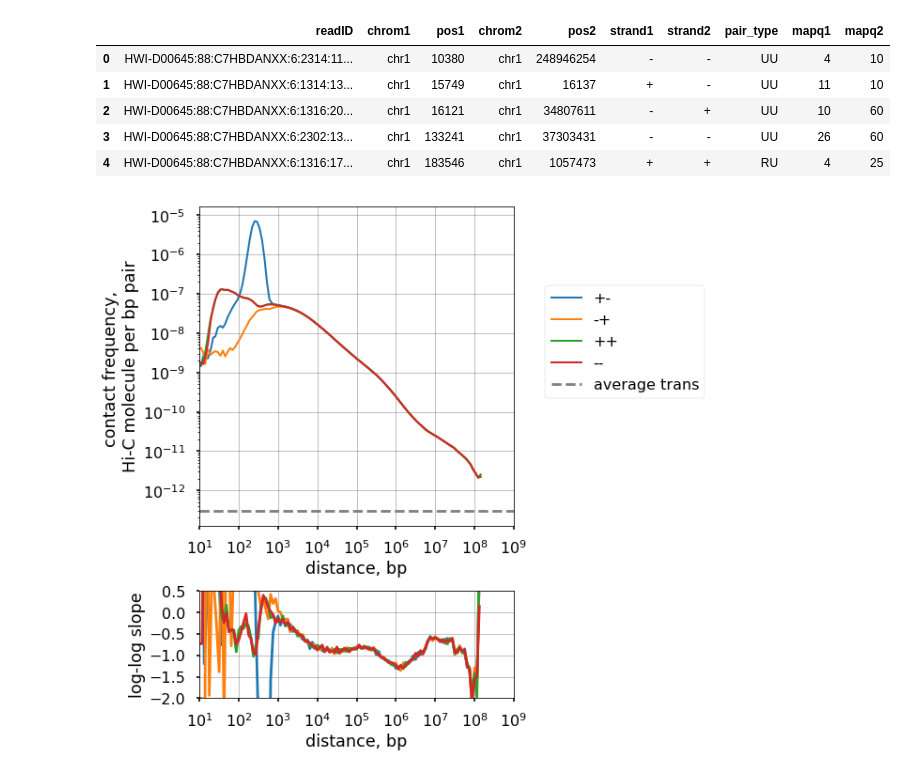
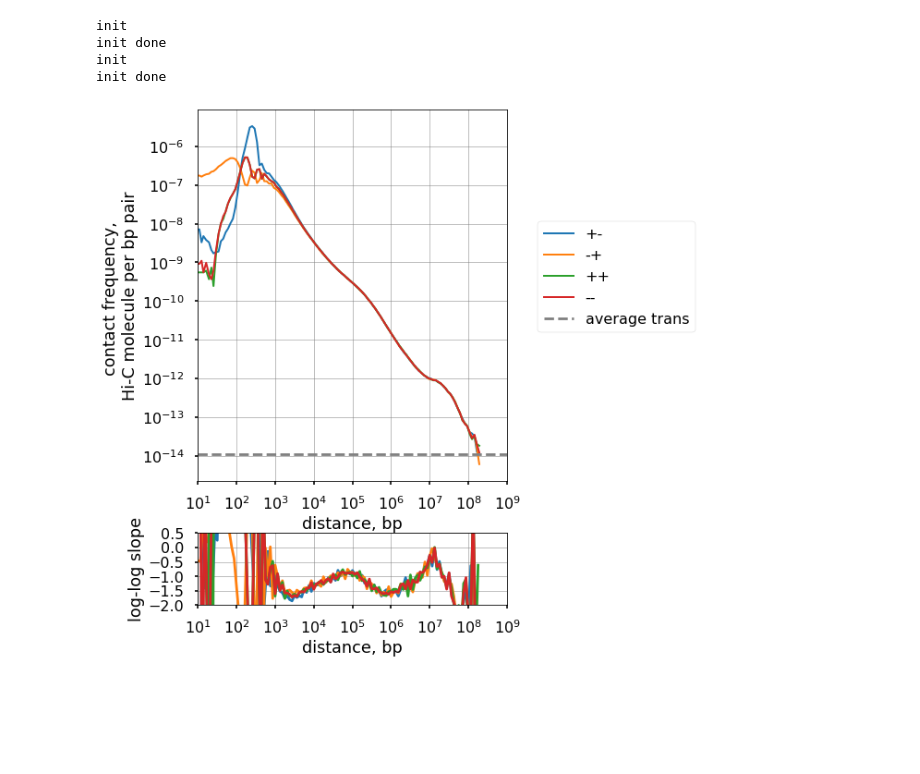
Before and after one commit to open2c/pairlib, a Jupyter notebook: examples/pairlib_scalings_example.ipynb, the cells around one changed output. Saved outputs shown, nothing was run; the diff lists cells and outputs as text; code cells hidden in the pictures; blank space fills up the shorter version.

```diff
--- a/examples/pairlib_scalings_example.ipynb
+++ b/examples/pairlib_scalings_example.ipynb
@@ -49,9 +36,0 @@ pairs_df = pd.read_csv(
-# %%
-pairs_df.head()
-# %% [output]
-|  | readID | chrom1 | pos1 | chrom2 | pos2 | strand1 | strand2 | pair_type | mapq1 | mapq2 |
-| 0 | HWI-D00645:88:C7HBDANXX:6:2314:11... | chr1 | 10380 | chr1 | 248946254 | - | - | UU | 4 | 10 |
-| 1 | HWI-D00645:88:C7HBDANXX:6:1314:13... | chr1 | 15749 | chr1 | 16137 | + | - | UU | 11 | 10 |
-| 2 | HWI-D00645:88:C7HBDANXX:6:1316:20... | chr1 | 16121 | chr1 | 34807611 | - | + | UU | 10 | 60 |
-| 3 | HWI-D00645:88:C7HBDANXX:6:2302:13... | chr1 | 133241 | chr1 | 37303431 | - | - | UU | 26 | 60 |
-| 4 | HWI-D00645:88:C7HBDANXX:6:1316:17... | chr1 | 183546 | chr1 | 1057473 | + | + | RU | 4 | 25 |
@@ -73,10 +37,20 @@ hg38_arms = pd.DataFrame(hg38_arms, columns=['chrom','start', 'end'])
+# %%
+pairs_path = '/tmp/MicroC.pairs.gz'
+# %%
+mm10_chromsizes = bioframe.fetch_chromsizes('mm10', as_bed=True)
+mm10_arms = mm10_chromsizes
+
+# hg38_chromsizes = bioframe.fetch_chromsizes('hg38', as_bed=True)
+# hg38_cens = bioframe.fetch_centromeres('hg38')
+# hg38_arms = bioframe.split(hg38_chromsizes, hg38_cens, cols_points=['chrom', 'mid'])
 # %%
 cis_scalings, trans_levels = pairlib.scalings.compute_scaling(
-                pairs_df,
-                hg38_arms,
-                hg38_chromsizes,
+                pairs_path,
+                regions=mm10_arms,
+                chromsizes=mm10_chromsizes,
                 dist_range=(10, 1000000000),
-                n_dist_bins=128
+                n_dist_bins=128,
+                chunksize=int(1e7)
             )
 
 # calculate average trans contact frequency _per directionality pair_
@@ -85,9 +59,14 @@ avg_trans = (
     trans_levels.n_pairs.astype('float64').sum()
     / trans_levels.np_bp2.astype('float64').sum()
 )
+# %% [output]
+init
+init done
+init
+init done
 # %%
 fig = plt.figure(figsize=(6,10))
-gs = matplotlib.gridspec.GridSpec(2,1, height_ratios=[5,1.5])
+gs = matplotlib.gridspec.GridSpec(2,1, height_ratios=[8, 1.5])
 ax1 = fig.add_subplot(gs[0,0])
 ax2 = fig.add_subplot(gs[1,0])
 
@@ -115,31 +94,33 @@ for strands in ['+-', '-+', '++', '--']:
         np.sqrt(dist_bin_mids.values[1:]*dist_bin_mids.values[:-1]),
         np.diff(np.log10(pair_frequencies.values)) / np.diff(np.log10(dist_bin_mids.values)),
         label=label
     )
 
 ax1.axhline(avg_trans, ls='--', c='gray', label='average trans')
 
 plt.sca(ax1)
 plt.gca().set_aspect(1.0)
 plt.gca().xaxis.set_major_locator(matplotlib.ticker.LogLocator(base=10.0,numticks=20))
 plt.gca().yaxis.set_major_locator(matplotlib.ticker.LogLocator(base=10.0,numticks=20))
 plt.xlim(1e1,1e9)
 # plt.ylim(avg_trans / 3, plt.ylim()[1])
 
 plt.grid(lw=0.5,color='gray')
 plt.legend(loc=(1.1,0.4))
 plt.ylabel('contact frequency, \nHi-C molecule per bp pair')
 plt.xlabel('distance, bp')
 
 plt.sca(ax2)
 plt.xlim(1e1,1e9)
 plt.ylim(-2,0.5)
 plt.gca().set_aspect(1.0)
 plt.ylabel('log-log slope')
 plt.xlabel('distance, bp')
 
 plt.yticks(np.arange(-2,0.6,0.5))
 plt.gca().xaxis.set_major_locator(matplotlib.ticker.LogLocator(base=10.0,numticks=20))
 plt.grid(lw=0.5,color='gray')
+
+# fig.tight_layout()
 # %% [output]
-[figure, old version]
+[figure, new version]
```
Also changed, not shown: parts of 4 cells of this notebook, 1 other file.
